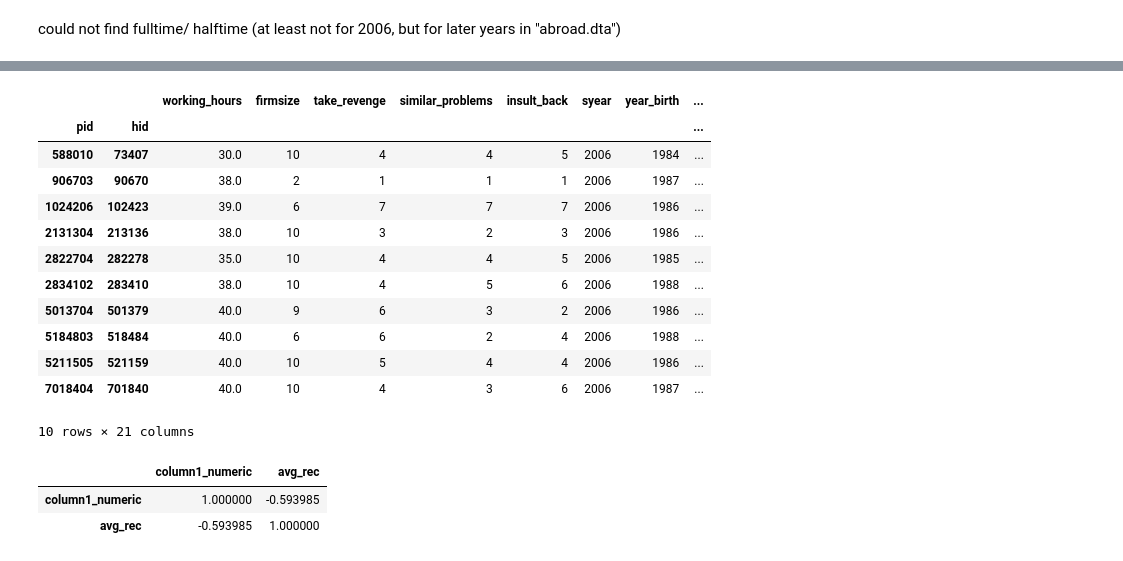
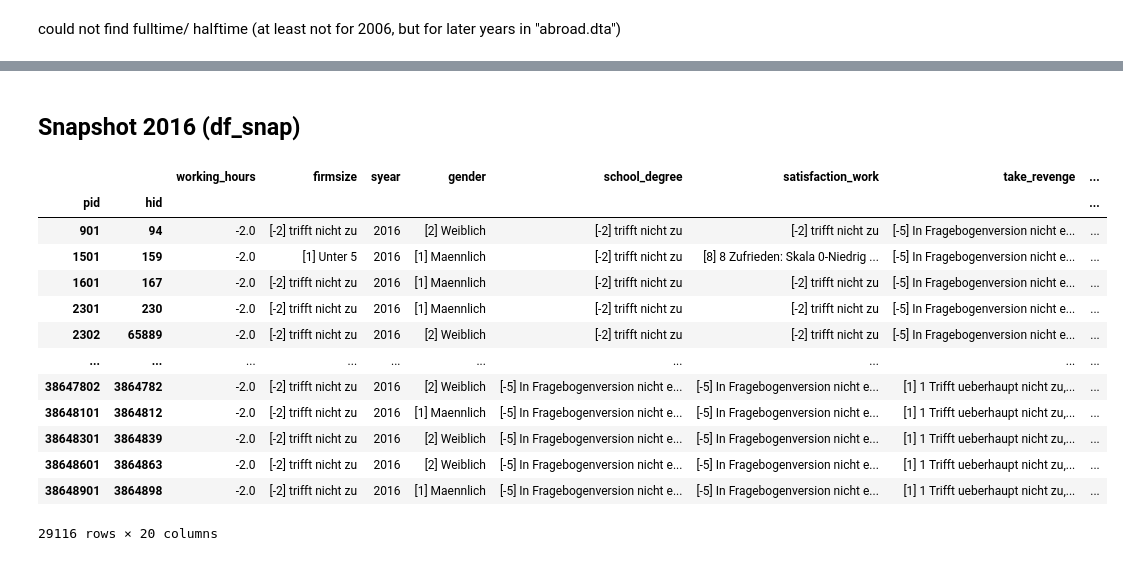
Before and after one commit to maxxxbb/ResearchModule, a Jupyter notebook: src/data_management/Datamanagement.ipynb, the cells around one changed output, grey strips where cells are left out. Drawn from its saved outputs; the diff is of its cells as text; code cells hidden in the pictures.

Commit message:
Added snapshot of 2016.

```diff
--- a/src/data_management/Datamanagement.ipynb
+++ b/src/data_management/Datamanagement.ipynb
@@ -51,3 +53,6 @@ df_13 = data7.rename(columns = {'bdp9001': 'school_degree','bdp0103': 'satisfact
+# %%
+data9= pd.read_stata(file_paths[8], columns=["pid", "hid", "syear", "bgpsex", 'bgp2102','bgp0103','bgpm185a02','bgpm185a03','bgpm185a05','bgp7802','bgp8002','bgp100a03','bgp6614a','bgp6615a','bgp6616a', 'bgp6613b', 'bgp6614b', 'bgp6616b', 'bgp52_nace', 'bgpbirthy']).set_index(['pid', 'hid'])
+df_16 = data9.rename(columns = {'bgpsex': 'gender', 'bgpbirthy': 'year_birth', 'bgp2102': 'school_degree','bgp0103': 'satisfaction_work','bgp7802': 'overtime','bgp8002': 'overtime_paid','bgp100a03': 'salary','bgpm185a02': 'take_revenge', 'bgpm185a03': 'similar_problems', 'bgpm185a05': 'insult_back', 'bgp6614a': 'recog_effort','bgp6615a': 'recog_personal','bgp6616a': 'recog_pay', 'bgp6613b': 'felt_recog_sup', 'bgp6614b': 'felt_recog_effort', 'bgp6616b': 'felt_recog_pay', 'bgp52_nace' : 'sector'})
 # %%
 hours05 = pd.read_stata(file_paths_2[0], columns=["pid","hid", "syear", "vvebzeit"]).set_index(['pid', 'hid'])
 work05 = hours05.rename(columns={'vvebzeit': 'working_hours'})
@@ -73,8 +78,8 @@ work13 = hours13.rename(columns={'bdvebzeit': 'working_hours'})
 hours15 = pd.read_stata(file_paths_2[7], columns=["pid","hid", "syear", "bfvebzeit"]).set_index(['pid', 'hid'])
 work15 = hours15.rename(columns={'bfvebzeit': 'working_hours'})
 
-hours16 = pd.read_stata(file_paths_2[8], columns=["pid","hid", "syear", "bgvebzeit"]).set_index(['pid', 'hid'])
-work16 = hours16.rename(columns={'bgvebzeit': 'working_hours'})
+hours16 = pd.read_stata(file_paths_2[8], columns=["pid","hid", "syear", "bgvebzeit", "betr16"]).set_index(['pid', 'hid'])
+work16 = hours16.rename(columns={'bgvebzeit': 'working_hours', 'betr16': 'firmsize'})
 
 hours18 = pd.read_stata(file_paths_2[9], columns=["pid","hid", "syear", "bivebzeit"]).set_index(['pid', 'hid'])
 work18 = hours18.rename(columns={'bivebzeit': 'working_hours'})
@@ -235,24 +281,0 @@ NameError: name 'df1' is not defined
-# %%
-df1
-# %% [output]
-|  |  | working_hours | firmsize | take_revenge | similar_problems | insult_back | syear | year_birth | ... |
-| pid | hid |  |  |  |  |  |  |  | ... |
-| 588010 | 73407 | 30.0 | 10 | 4 | 4 | 5 | 2006 | 1984 | ... |
-| 906703 | 90670 | 38.0 | 2 | 1 | 1 | 1 | 2006 | 1987 | ... |
-| 1024206 | 102423 | 39.0 | 6 | 7 | 7 | 7 | 2006 | 1986 | ... |
-| 2131304 | 213136 | 38.0 | 10 | 3 | 2 | 3 | 2006 | 1986 | ... |
-| 2822704 | 282278 | 35.0 | 10 | 4 | 4 | 5 | 2006 | 1985 | ... |
-| 2834102 | 283410 | 38.0 | 10 | 4 | 5 | 6 | 2006 | 1988 | ... |
-| 5013704 | 501379 | 40.0 | 9 | 6 | 3 | 2 | 2006 | 1986 | ... |
-| 5184803 | 518484 | 40.0 | 6 | 6 | 2 | 4 | 2006 | 1988 | ... |
-| 5211505 | 521159 | 40.0 | 10 | 5 | 4 | 4 | 2006 | 1986 | ... |
-| 7018404 | 701840 | 40.0 | 10 | 4 | 3 | 6 | 2006 | 1987 | ... |
-10 rows × 21 columns
-# %%
-df1['column1_numeric'] = df1['recog_effort'].cat.codes
-df1[['column1_numeric', 'avg_rec']].corr()
-#??
-# %% [output]
-|  | column1_numeric | avg_rec |
-| column1_numeric | 1.000000 | -0.593985 |
-| avg_rec | -0.593985 | 1.000000 |
@@ -260,0 +282,22 @@ df1[['column1_numeric', 'avg_rec']].corr()
+# %% [markdown]
+## Snapshot 2016 (df_snap)
+# %%
+df_snap = pd.merge(work16[["working_hours", "firmsize"]], df_16,
+                       left_on=["pid", "hid",], right_on=["pid", "hid"])
+# %%
+df_snap
+# %% [output]
+|  |  | working_hours | firmsize | syear | gender | school_degree | satisfaction_work | take_revenge | ... |
+| pid | hid |  |  |  |  |  |  |  | ... |
+| 901 | 94 | -2.0 | [-2] trifft nicht zu | 2016 | [2] Weiblich | [-2] trifft nicht zu | [-2] trifft nicht zu | [-5] In Fragebogenversion nicht e... | ... |
+| 1501 | 159 | -2.0 | [1] Unter 5 | 2016 | [1] Maennlich | [-2] trifft nicht zu | [8] 8 Zufrieden: Skala 0-Niedrig ... | [-5] In Fragebogenversion nicht e... | ... |
+| 1601 | 167 | -2.0 | [-2] trifft nicht zu | 2016 | [1] Maennlich | [-2] trifft nicht zu | [-2] trifft nicht zu | [-5] In Fragebogenversion nicht e... | ... |
+| 2301 | 230 | -2.0 | [-2] trifft nicht zu | 2016 | [1] Maennlich | [-2] trifft nicht zu | [-2] trifft nicht zu | [-5] In Fragebogenversion nicht e... | ... |
+| 2302 | 65889 | -2.0 | [-2] trifft nicht zu | 2016 | [2] Weiblich | [-2] trifft nicht zu | [-2] trifft nicht zu | [-5] In Fragebogenversion nicht e... | ... |
+| ... | ... | ... | ... | ... | ... | ... | ... | ... | ... |
+| 38647802 | 3864782 | -2.0 | [-2] trifft nicht zu | 2016 | [2] Weiblich | [-5] In Fragebogenversion nicht e... | [-5] In Fragebogenversion nicht e... | [1] 1 Trifft ueberhaupt nicht zu,... | ... |
+| 38648101 | 3864812 | -2.0 | [-2] trifft nicht zu | 2016 | [1] Maennlich | [-5] In Fragebogenversion nicht e... | [-5] In Fragebogenversion nicht e... | [1] 1 Trifft ueberhaupt nicht zu,... | ... |
+| 38648301 | 3864839 | -2.0 | [-2] trifft nicht zu | 2016 | [2] Weiblich | [-5] In Fragebogenversion nicht e... | [-5] In Fragebogenversion nicht e... | [1] 1 Trifft ueberhaupt nicht zu,... | ... |
+| 38648601 | 3864863 | -2.0 | [-2] trifft nicht zu | 2016 | [2] Weiblich | [-5] In Fragebogenversion nicht e... | [-5] In Fragebogenversion nicht e... | [1] 1 Trifft ueberhaupt nicht zu,... | ... |
+| 38648901 | 3864898 | -2.0 | [-2] trifft nicht zu | 2016 | [1] Maennlich | [-5] In Fragebogenversion nicht e... | [-5] In Fragebogenversion nicht e... | [1] 1 Trifft ueberhaupt nicht zu,... | ... |
+29116 rows × 20 columns
```
Also changed, not shown: parts of 38 cells of this notebook.
